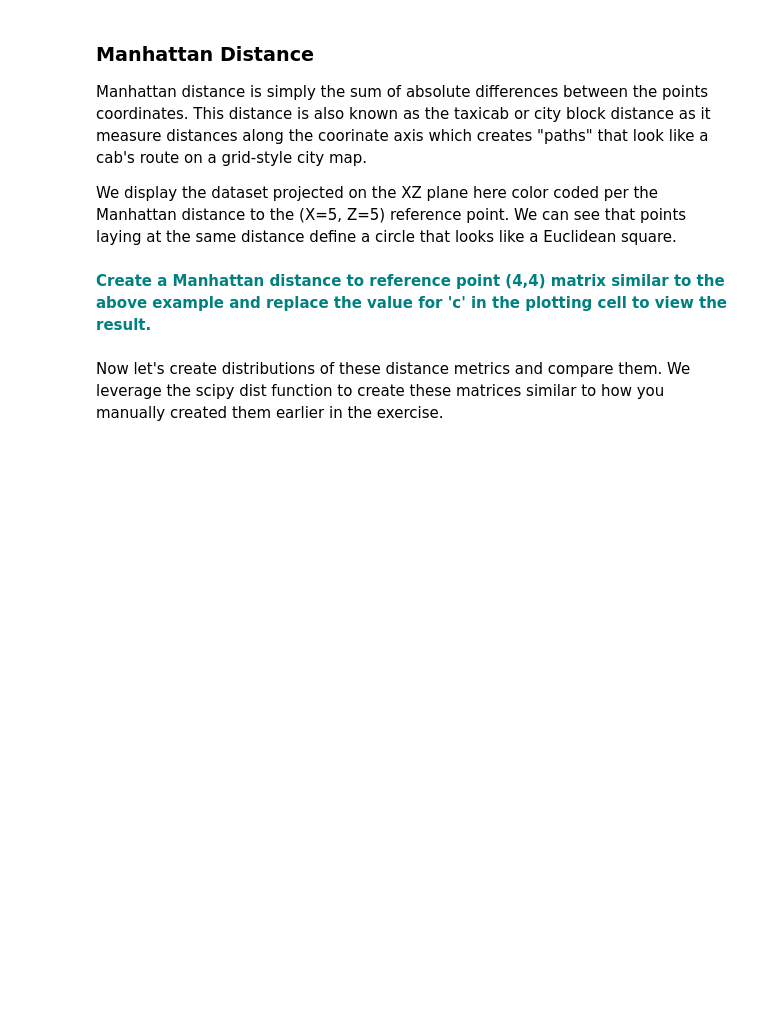
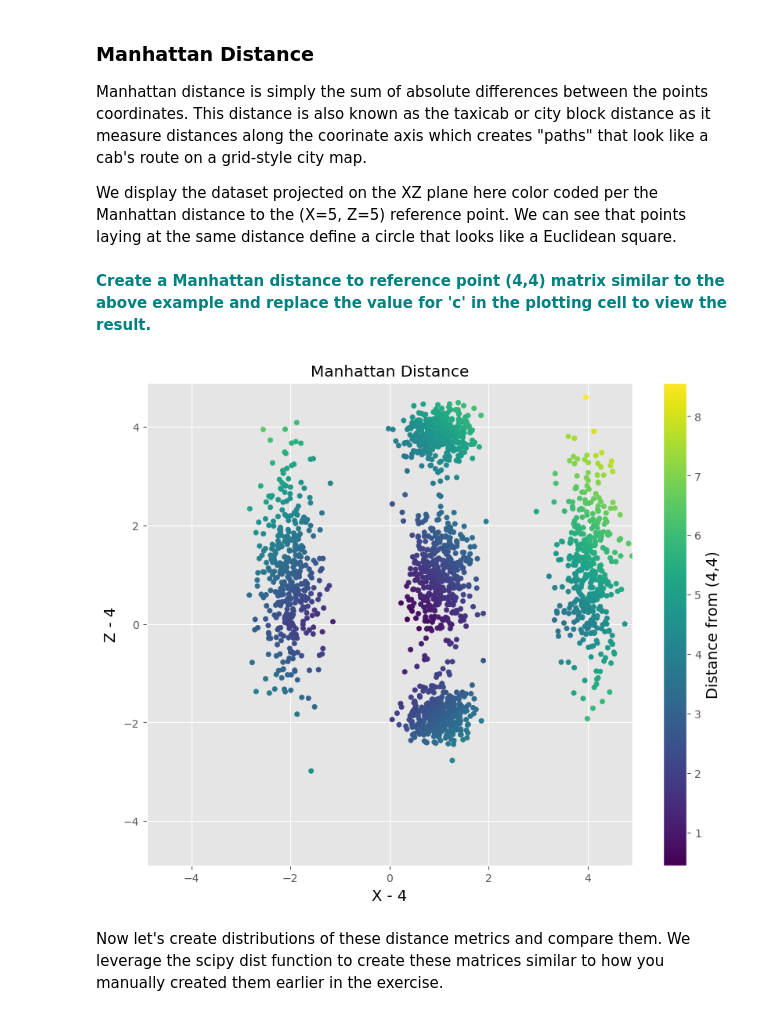
Before and after one commit to amoutafian/Euclidiean_Manhattan_case_study, a Jupyter notebook: 1605005916_Euclidean_and_Manhattan_Distances_Case_Study_11102020/Euclidean_and_Manhattan_Distances_Case_Study.ipynb, the cells around one changed output. Drawn from its saved outputs; the diff is of its cells as text; code cells hidden in the pictures; blank space fills up the shorter version.

```diff
--- a/1605005916_Euclidean_and_Manhattan_Distances_Case_Study_11102020/Euclidean_and_Manhattan_Distances_Case_Study.ipynb
+++ b/1605005916_Euclidean_and_Manhattan_Distances_Case_Study_11102020/Euclidean_and_Manhattan_Distances_Case_Study.ipynb
@@ -52,6 +63,21 @@ We display the dataset projected on the XZ plane here color coded per the Manhat
 distManhattan = np.abs(df.X - 5) + np.abs(df.Z - 5)
 # %% [markdown]
 **<font color='teal'>Create a Manhattan distance to reference point (4,4) matrix similar to the above example and replace the value for 'c' in the plotting cell to view the result.</font>**
+# %%
+distManhattan2 = np.abs(df.X - 4) + np.abs(df.Z - 4)
+# %%
+figManhattan2 = plt.figure(figsize=[10,8])
+
+plt.scatter(df.X - 4, df.Z - 4, c=distManhattan2, s=20)
+plt.ylim([-4.9,4.9])
+plt.xlim([-4.9,4.9])
+plt.xlabel('X - 4', size=14)
+plt.ylabel('Z - 4', size=14)
+plt.title('Manhattan Distance')
+cb = plt.colorbar()
+cb.set_label('Distance from (4,4)', size=14)
+# %% [output]
+[figure, added]
 # %% [markdown]
 Now let's create distributions of these distance metrics and compare them. We leverage the scipy dist function to create these matrices similar to how you manually created them earlier in the exercise.
 # %%
```
Also changed, not shown: parts of 5 cells of this notebook.
